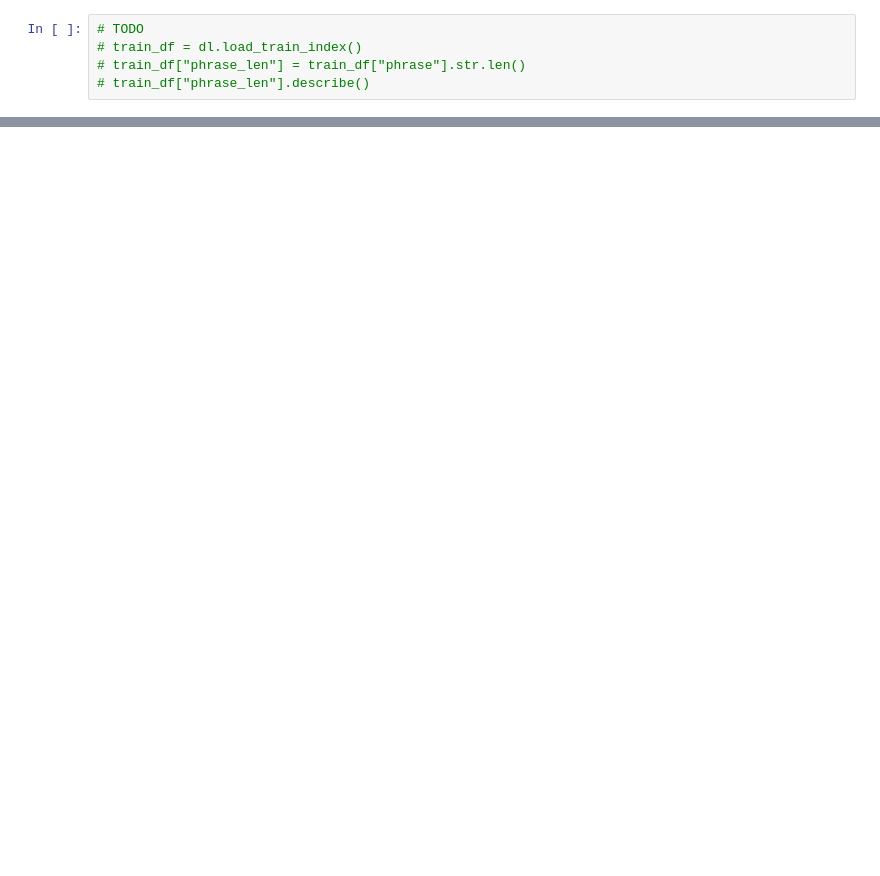
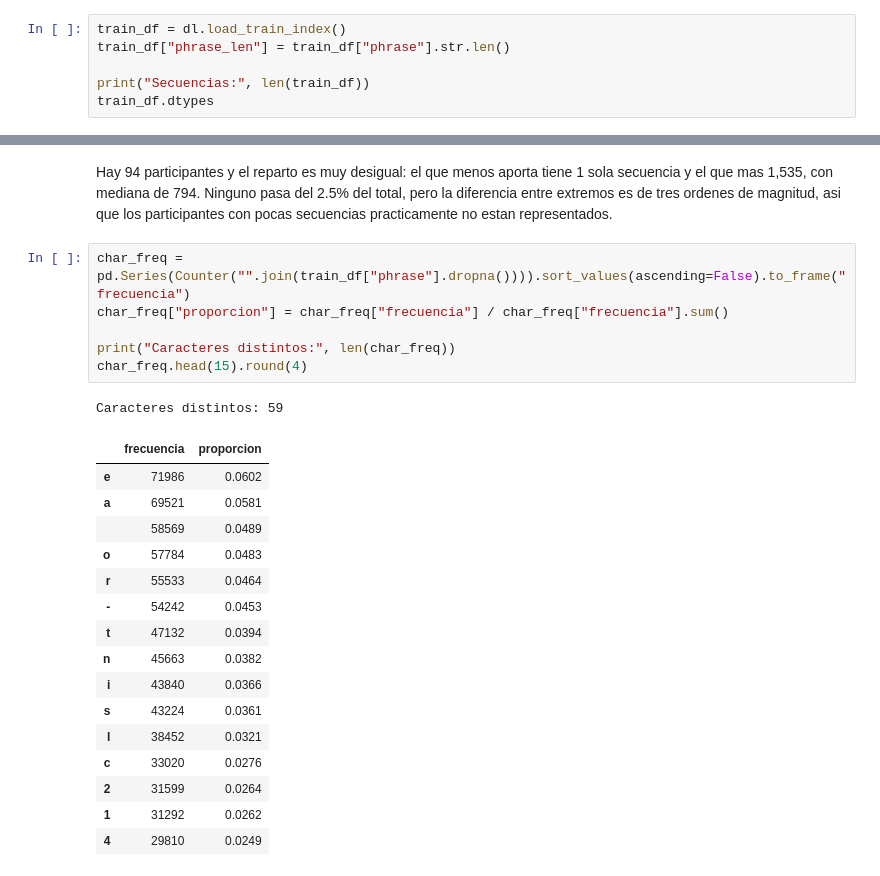
Before and after one commit to DufreyM/CC3084-Proyecto2, a Jupyter notebook: notebooks/03_analisis_univariado.ipynb, the cells around one changed output, grey strips where cells are left out. Saved outputs shown, nothing was run; the diff lists cells and outputs as text; blank space fills up the shorter version.

```diff
--- a/notebooks/03_analisis_univariado.ipynb
+++ b/notebooks/03_analisis_univariado.ipynb
@@ -26,5 +32,6 @@ TODO: media, mediana, desviacion estandar, min/max, cuartiles para: longitud de
 # %%
-# TODO
-# train_df = dl.load_train_index()
-# train_df["phrase_len"] = train_df["phrase"].str.len()
-# train_df["phrase_len"].describe()
+train_df = dl.load_train_index()
+train_df["phrase_len"] = train_df["phrase"].str.len()
+
+print("Secuencias:", len(train_df))
+train_df.dtypes
@@ -48,0 +128,26 @@ TODO
+# %% [markdown]
+Hay 94 participantes y el reparto es muy desigual: el que menos aporta tiene 1 sola secuencia y el que mas 1,535, con mediana de 794. Ninguno pasa del 2.5% del total, pero la diferencia entre extremos es de tres ordenes de magnitud, asi que los participantes con pocas secuencias practicamente no estan representados.
+# %%
+char_freq = pd.Series(Counter("".join(train_df["phrase"].dropna()))).sort_values(ascending=False).to_frame("frecuencia")
+char_freq["proporcion"] = char_freq["frecuencia"] / char_freq["frecuencia"].sum()
+
+print("Caracteres distintos:", len(char_freq))
+char_freq.head(15).round(4)
+# %% [output]
+Caracteres distintos: 59
+|  | frecuencia | proporcion |
+| e | 71986 | 0.0602 |
+| a | 69521 | 0.0581 |
+|  | 58569 | 0.0489 |
+| o | 57784 | 0.0483 |
+| r | 55533 | 0.0464 |
+| - | 54242 | 0.0453 |
+| t | 47132 | 0.0394 |
+| n | 45663 | 0.0382 |
+| i | 43840 | 0.0366 |
+| s | 43224 | 0.0361 |
+| l | 38452 | 0.0321 |
+| c | 33020 | 0.0276 |
+| 2 | 31599 | 0.0264 |
+| 1 | 31292 | 0.0262 |
+| 4 | 29810 | 0.0249 |
```
Also changed, not shown: parts of 21 cells of this notebook, 1 other file.
